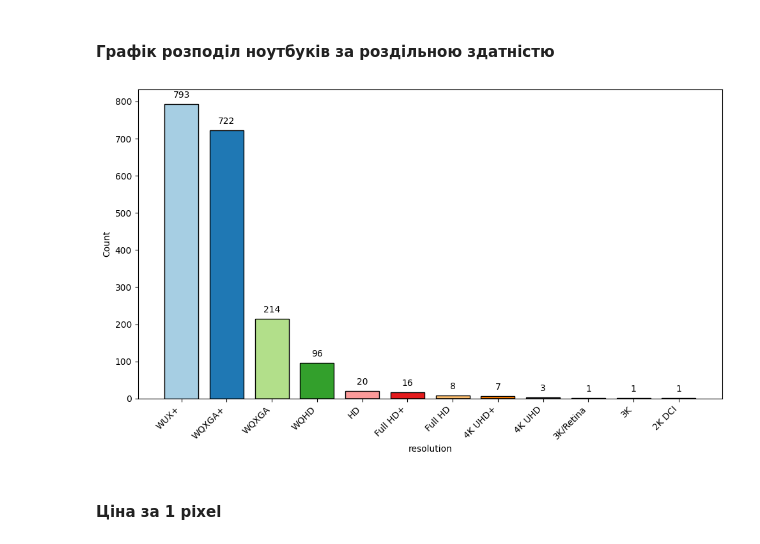
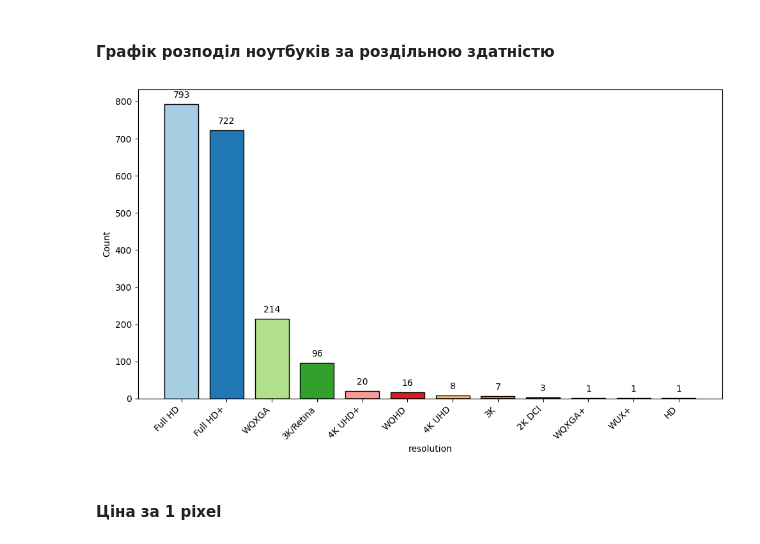
Before and after one commit to TopolyaNOT/laptop_analysis, a Jupyter notebook: test.ipynb, the cells around one changed output. Drawn from its saved outputs; the diff is of its cells as text; code cells hidden in the pictures.

```diff
--- a/test.ipynb
+++ b/test.ipynb
@@ -519,38 +519,37 @@ df['resolution'] = df['total_pixels'].map(resolution_dict).fillna("Other")
 
 res_order = sorted(df['resolution'].unique(), reverse=True)                                 # кількіть всіх resolutions для розподілу кольорів та лейблів
 set_order = df['resolution'].value_counts().sort_values(ascending=False).index.to_list()    # список для розподілу більшого до меншого
-
 
 df['resolution'] = pd.Categorical(df['resolution'], categories=set_order, ordered=True)
 colors = sns.color_palette('Paired', len(res_order))
 
 
 plt.figure(figsize=(10, 6))
 ax = sns.histplot(
     data=df,
     x='resolution',
     hue='resolution',
     palette=colors,
     legend=False,
     edgecolor='black',
     shrink=0.75,
     alpha=1
 )
 
 # Прибираємо всі поточні мітки і встановлюємо вручну
 ax.set_xticks(range(len(res_order)))
-ax.set_xticklabels(res_order, rotation=45, ha='right')
+ax.set_xticklabels(set_order, rotation=45, ha='right')
 
 for container in ax.containers:
     labels = [int(v.get_height()) if v.get_height() > 0 else '' for v in container]
     ax.bar_label(cast(mcontainer.BarContainer, container), labels=labels, fontsize=10, label_type='edge', padding=5)
 
 
 
 plt.tight_layout()
 plt.show()
 # %% [output]
-[figure, old version]
+[figure, new version]
 # %% [markdown]
 #### Ціна за 1 pixel
 # %% [markdown]
```
Also changed, not shown: parts of 16 cells of this notebook.
